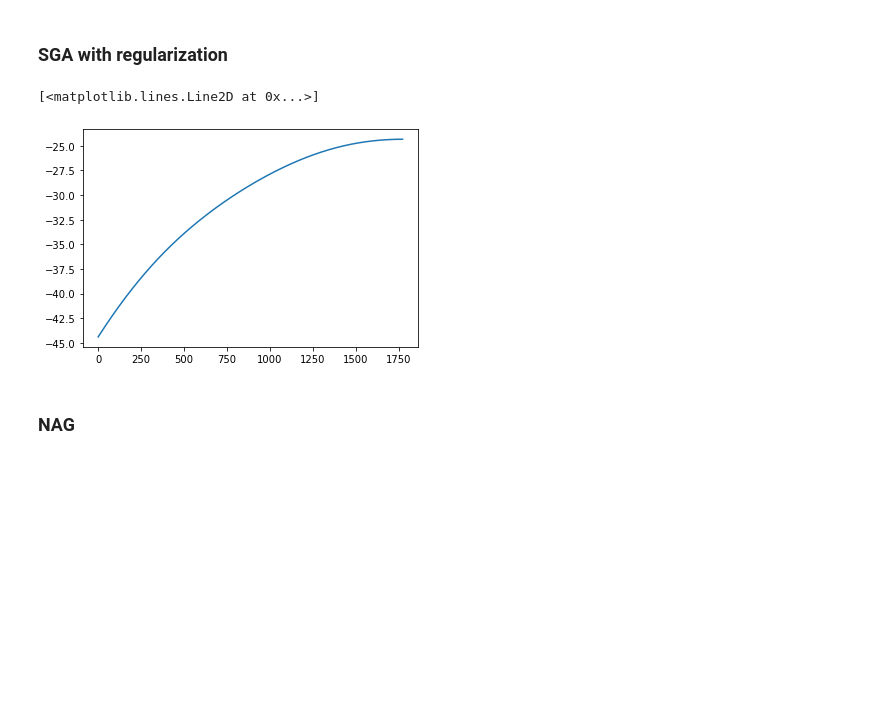
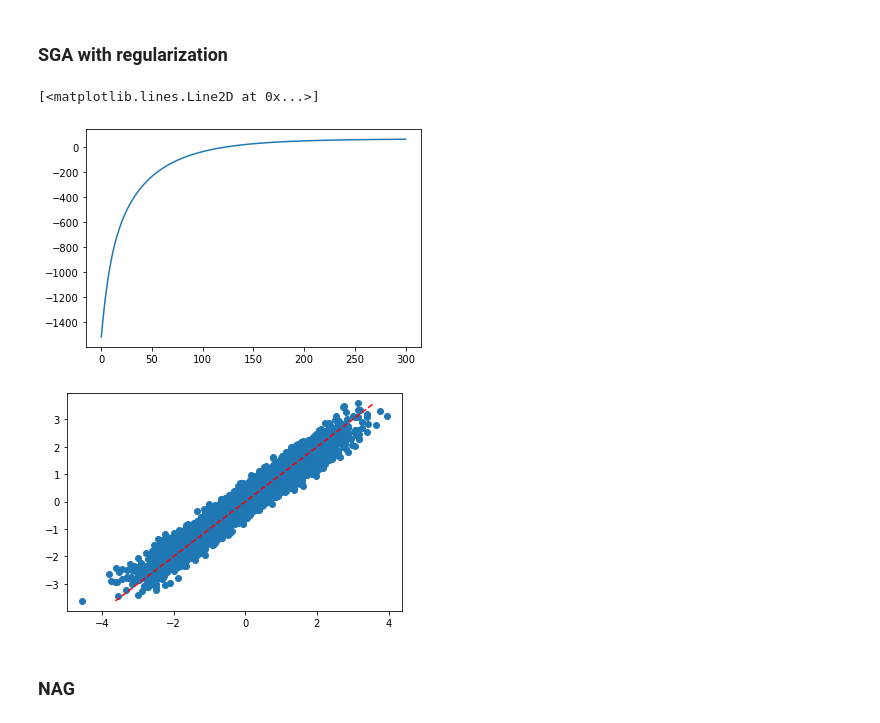
Before and after one commit to micheleavella/brain_project, a Jupyter notebook: kinetic_ising_simulation_inference.ipynb, the cells around one changed output. Drawn from its saved outputs; the diff is of its cells as text; code cells hidden in the pictures; blank space fills up the shorter version.

```diff
--- a/kinetic_ising_simulation_inference.ipynb
+++ b/kinetic_ising_simulation_inference.ipynb
@@ -24,9 +24,9 @@ def simulation(J,h,gamma,steps,dt):
     S = np.array(S).T
     return S
 # %%
-np.random.seed(123)
+np.random.seed(201098)
 
-N = 10
+N = 100
 #########################################
 J = np.random.normal(0,1,(N,N))
 np.fill_diagonal(J,0)
@@ -34,10 +34,9 @@ h = np.random.normal(0,1,N)
 
 p_real = np.concatenate((J.flatten(),h))
 ##########################################
-gamma = 50
-steps = 10_000
-T = 5
-dt = 1/steps
+gamma = 1
+steps = 100_000#1_000_000
+dt = 0.1
 ##########################################
 ##SIMULATION
 S = simulation(J,h,gamma,steps,dt)
@@ -185,20 +179,23 @@ print((y_f-y_i)/dx)
 ### SGA with regularization
 # %%
 np.random.seed(1234)
-l_r = 0.001
-STEPS = 10000
+l_r = 0.3
+STEPS = 300
 p_0 = np.random.normal(0,2,N*N+N)
-LAMBDA = 0.4
 
 ris = [L(p_0,S,C,C_dot,gamma)]
 for i in tqdm(range(STEPS)):
-    p_0 += l_r * (grad_L(p_0,S,C,C_dot,gamma) - LAMBDA*(np.abs(p_0)))
+    p_0 += l_r*grad_L(p_0,S,C,C_dot,gamma)
     ris.append(L(p_0,S,C,C_dot,gamma))
     if ris[-1]<ris[-2]: break
 plt.plot(ris)
+plt.figure()
+plt.plot(p_0,p_real,'o')
+plt.plot([min(p_real),max(p_real)],[min(p_real),max(p_real)],'--',color ='red')
 # %% [output]
 [<matplotlib.lines.Line2D at 0x...>]
-[figure, old version]
+[figure, new version]
+[figure, added]
 # %% [markdown]
 ### NAG
 # %%
```
Also changed, not shown: parts of 13 cells of this notebook.
